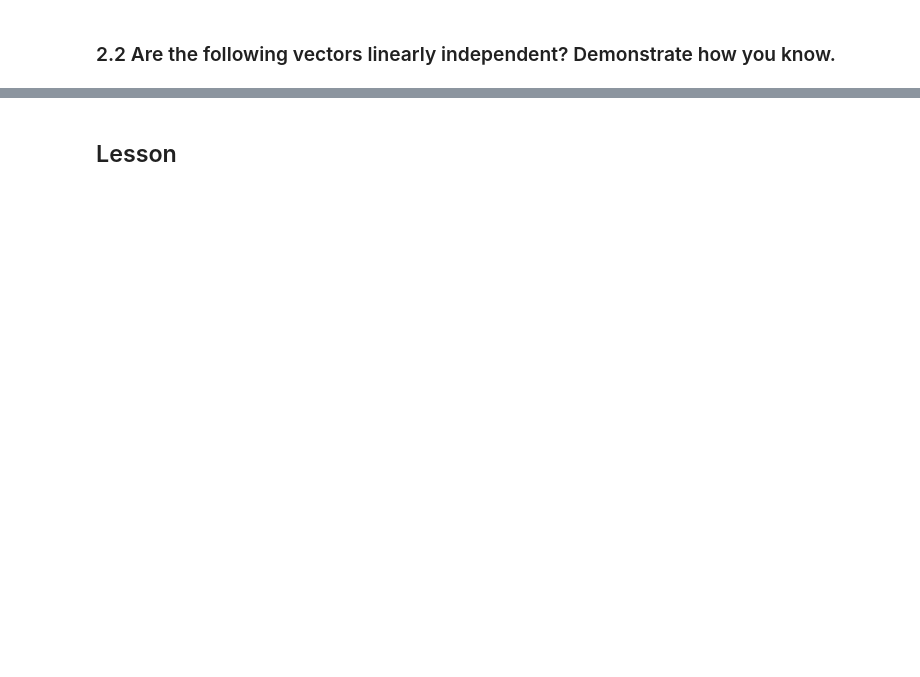
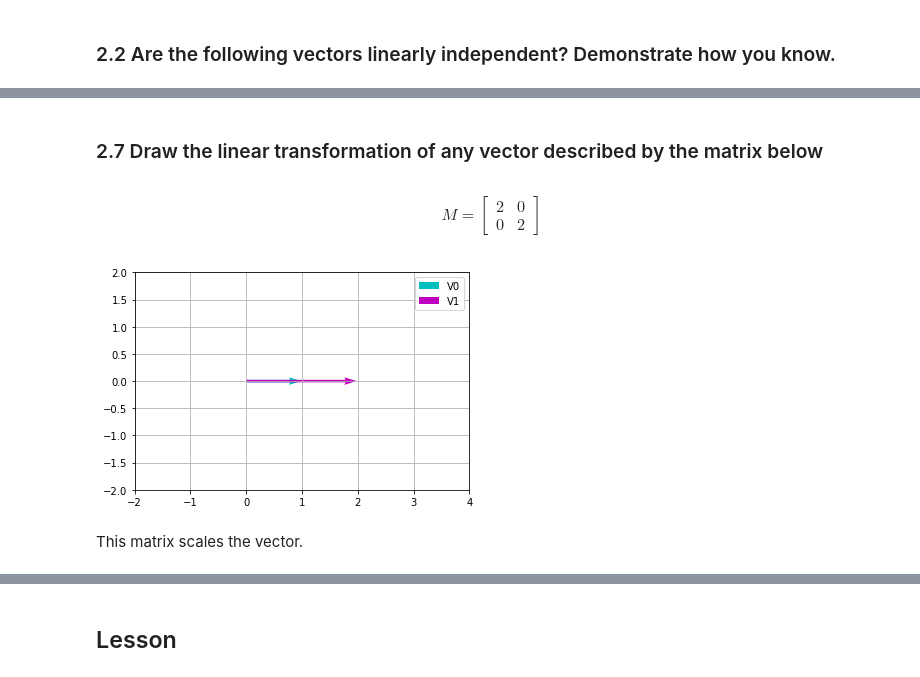
Before and after one commit to fuzzy-tribble/data_science_foundations, a Jupyter notebook: linear_algebra_foundations.ipynb, the cells around one changed output, grey strips where cells are left out. Cells and saved outputs as stored; diff of their text form; code cells hidden in the pictures; blank space fills up the shorter version.

```diff
--- a/linear_algebra_foundations.ipynb
+++ b/linear_algebra_foundations.ipynb
@@ -794,0 +960,17 @@ Complete the lesson and the examples that follow. This lesson covers the followi
+# %% [markdown]
+### 2.7 Draw the linear transformation of any vector described by the matrix below
+# %% [markdown]
+$$
+{\displaystyle M = {\begin{bmatrix}2&0\\0&2\end{bmatrix}}}
+$$
+# %%
+M = np.array([[2, 0], [0, 2]])
+
+V0 = np.array([1, 0])
+V1 = np.dot(M, V0)
+
+plot_2d_vectors([V0, V1])
+# %% [output]
+[figure, added]
+# %% [markdown]
+This matrix scales the vector.
```
Also changed, not shown: parts of 239 cells of this notebook.
